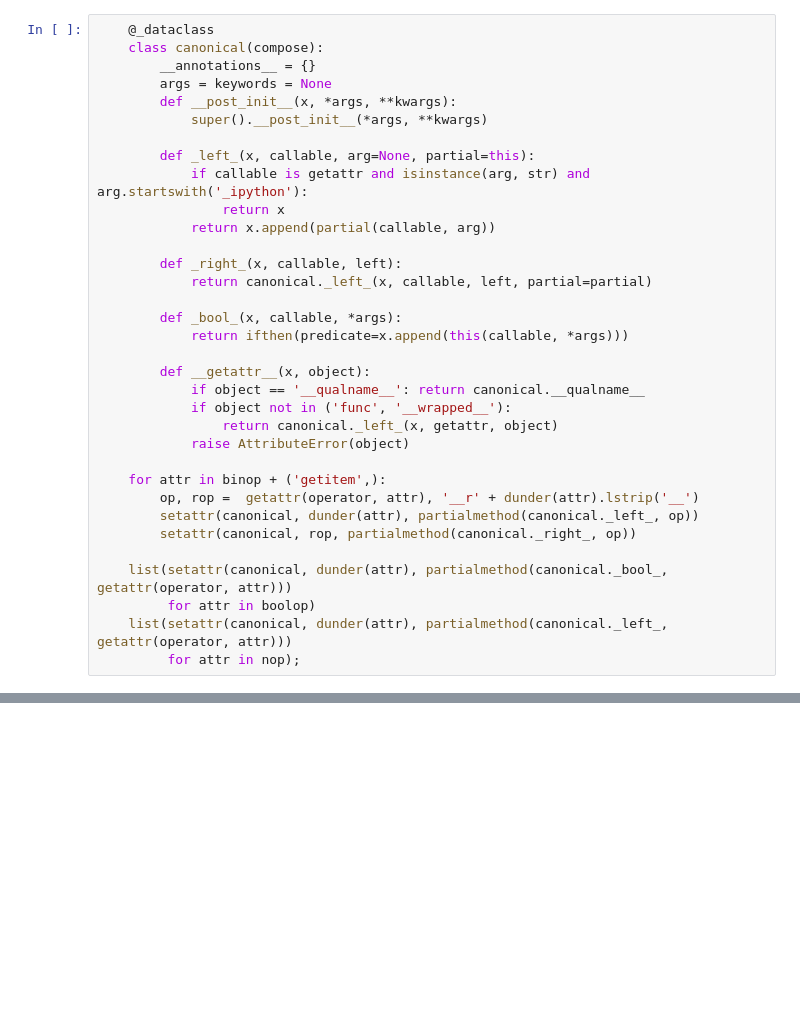
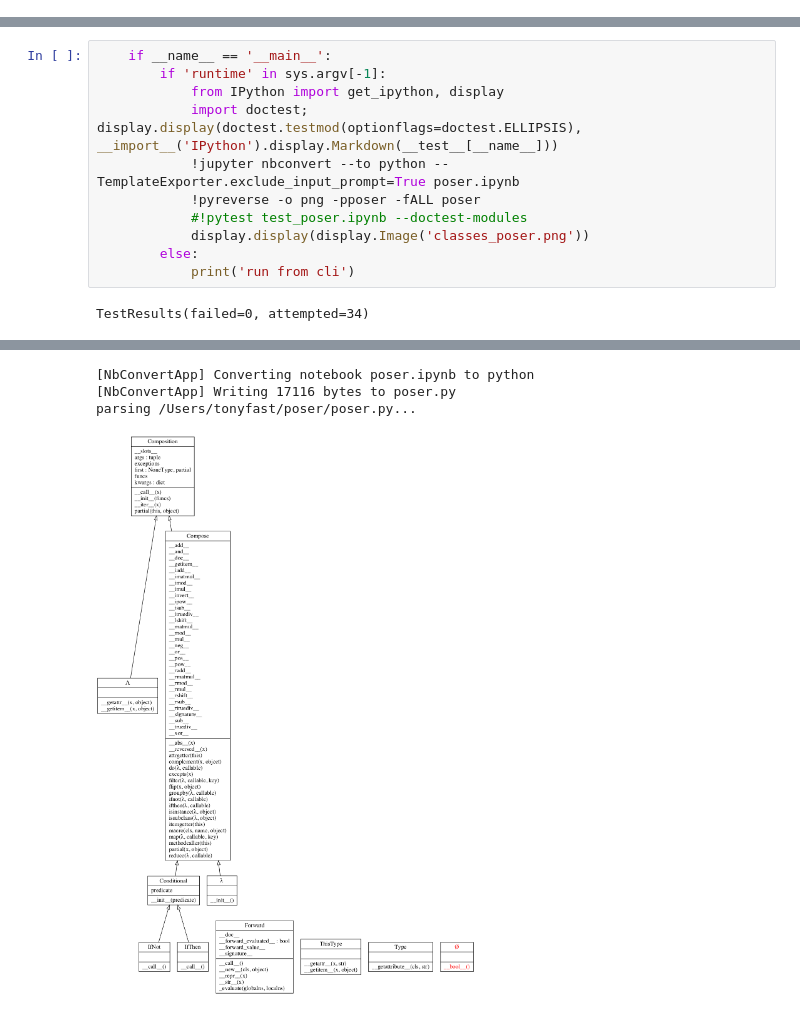
Before and after one commit to deathbeds/poser, a Jupyter notebook: poser.ipynb, the cells around one changed output, grey strips where cells are left out. Drawn from its saved outputs; the diff is of its cells as text; blank space fills up the shorter version.

```diff
--- a/poser.ipynb
+++ b/poser.ipynb
@@ -481,34 +0,0 @@
-# %%
-    @_dataclass
-    class canonical(compose):
-        __annotations__ = {}
-        args = keywords = None
-        def __post_init__(x, *args, **kwargs):
-            super().__post_init__(*args, **kwargs)
-
-        def _left_(x, callable, arg=None, partial=this):
-            if callable is getattr and isinstance(arg, str) and arg.startswith('_ipython'):
-                return x
-            return x.append(partial(callable, arg))
-
-        def _right_(x, callable, left):
-            return canonical._left_(x, callable, left, partial=partial)
-
-        def _bool_(x, callable, *args):
-            return ifthen(predicate=x.append(this(callable, *args)))
-
-        def __getattr__(x, object):
-            if object == '__qualname__': return canonical.__qualname__
-            if object not in ('func', '__wrapped__'):
-                return canonical._left_(x, getattr, object)
-            raise AttributeError(object)
-
-    for attr in binop + ('getitem',):
-        op, rop =  getattr(operator, attr), '__r' + dunder(attr).lstrip('__')
-        setattr(canonical, dunder(attr), partialmethod(canonical._left_, op))
-        setattr(canonical, rop, partialmethod(canonical._right_, op))
-
-    list(setattr(canonical, dunder(attr), partialmethod(canonical._bool_, getattr(operator, attr)))
-         for attr in boolop)
-    list(setattr(canonical, dunder(attr), partialmethod(canonical._left_, getattr(operator, attr)))
-         for attr in nop);
@@ -598,0 +408,13 @@ test_poser.ipynb .....................
+# %%
+    if __name__ == '__main__':
+        if 'runtime' in sys.argv[-1]:
+            from IPython import get_ipython, display
+            import doctest; display.display(doctest.testmod(optionflags=doctest.ELLIPSIS), __import__('IPython').display.Markdown(__test__[__name__]))
+            !jupyter nbconvert --to python --TemplateExporter.exclude_input_prompt=True poser.ipynb
+            !pyreverse -o png -pposer -fALL poser
+            #!pytest test_poser.ipynb --doctest-modules
+            display.display(display.Image('classes_poser.png'))
+        else:
+            print('run from cli')
+# %% [output]
+TestResults(failed=0, attempted=34)
@@ -598,0 +481,4 @@ test_poser.ipynb .....................
+[NbConvertApp] Converting notebook poser.ipynb to python
+[NbConvertApp] Writing 17116 bytes to poser.py
+parsing /Users/tonyfast/poser/poser.py...
+[figure, added]
```
Also changed, not shown: parts of 45 cells of this notebook, 2 other files.
